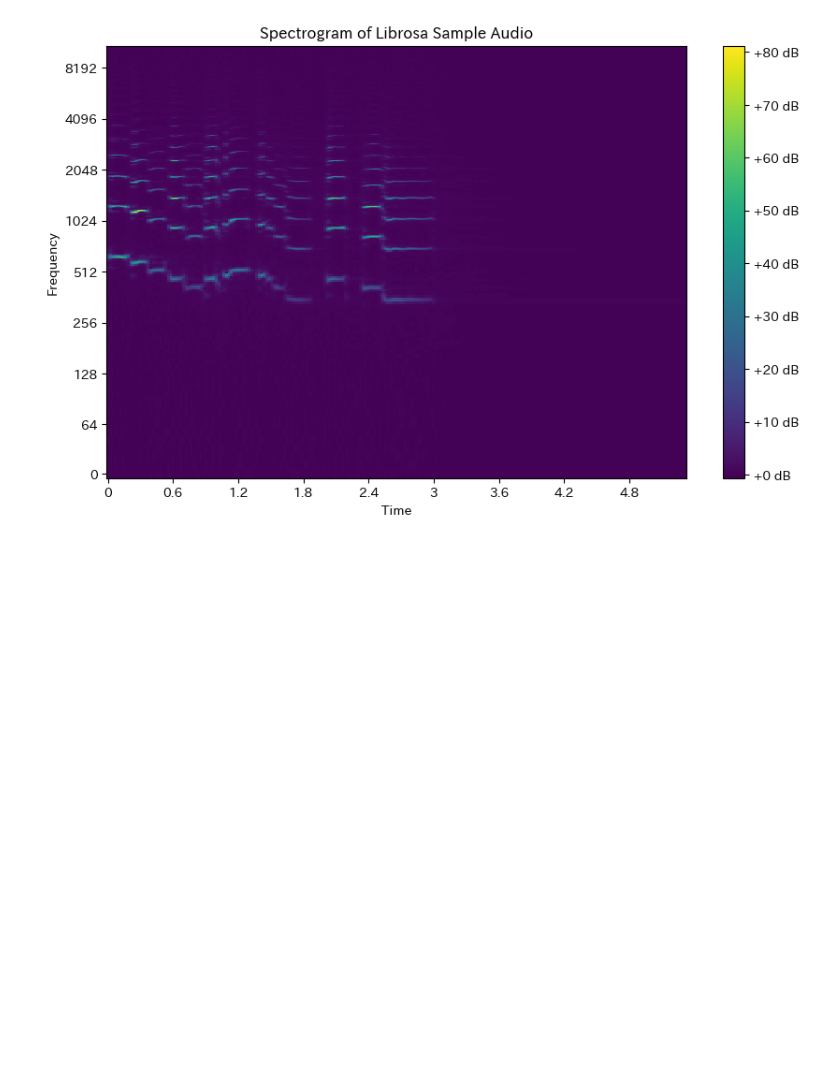
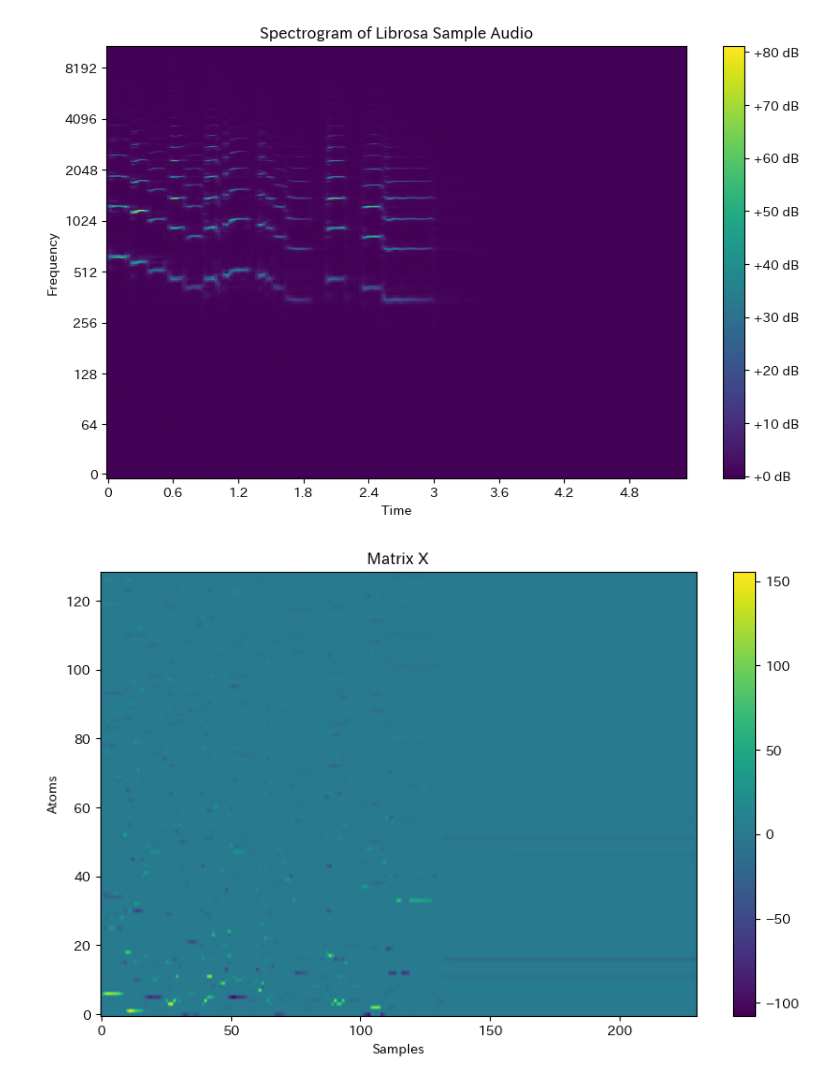
Before and after one commit to msiplab/AtipWork, a Jupyter notebook: python/sample_ksvd.ipynb, the cells around one changed output. Cells and saved outputs as stored; diff of their text form; code cells hidden in the pictures; blank space fills up the shorter version.

```diff
--- a/python/sample_ksvd.ipynb
+++ b/python/sample_ksvd.ipynb
@@ -348,3 +347,14 @@ plt.ylabel('Frequency')
 plt.show()
 # %% [output]
 [figure]
+# %%
+# Xを画像としてプロット
+plt.figure(figsize=(10, 6))
+plt.imshow(X, aspect='auto', origin='lower', cmap='viridis')
+plt.colorbar()
+plt.title('Matrix X')
+plt.xlabel('Samples')
+plt.ylabel('Atoms')
+plt.show()
+# %% [output]
+[figure, added]
```
Also changed, not shown: parts of 9 cells of this notebook, 1 other file.
